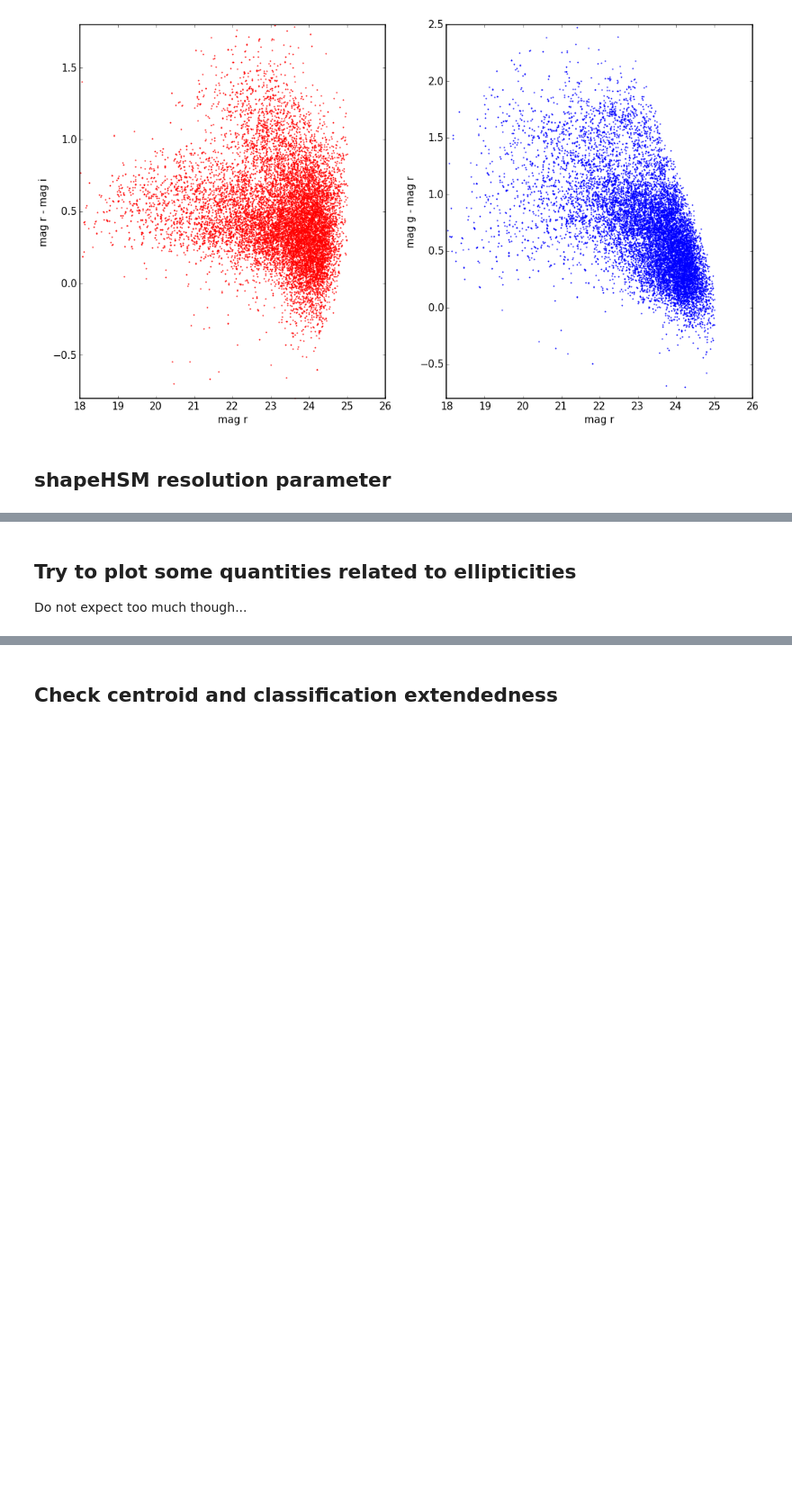
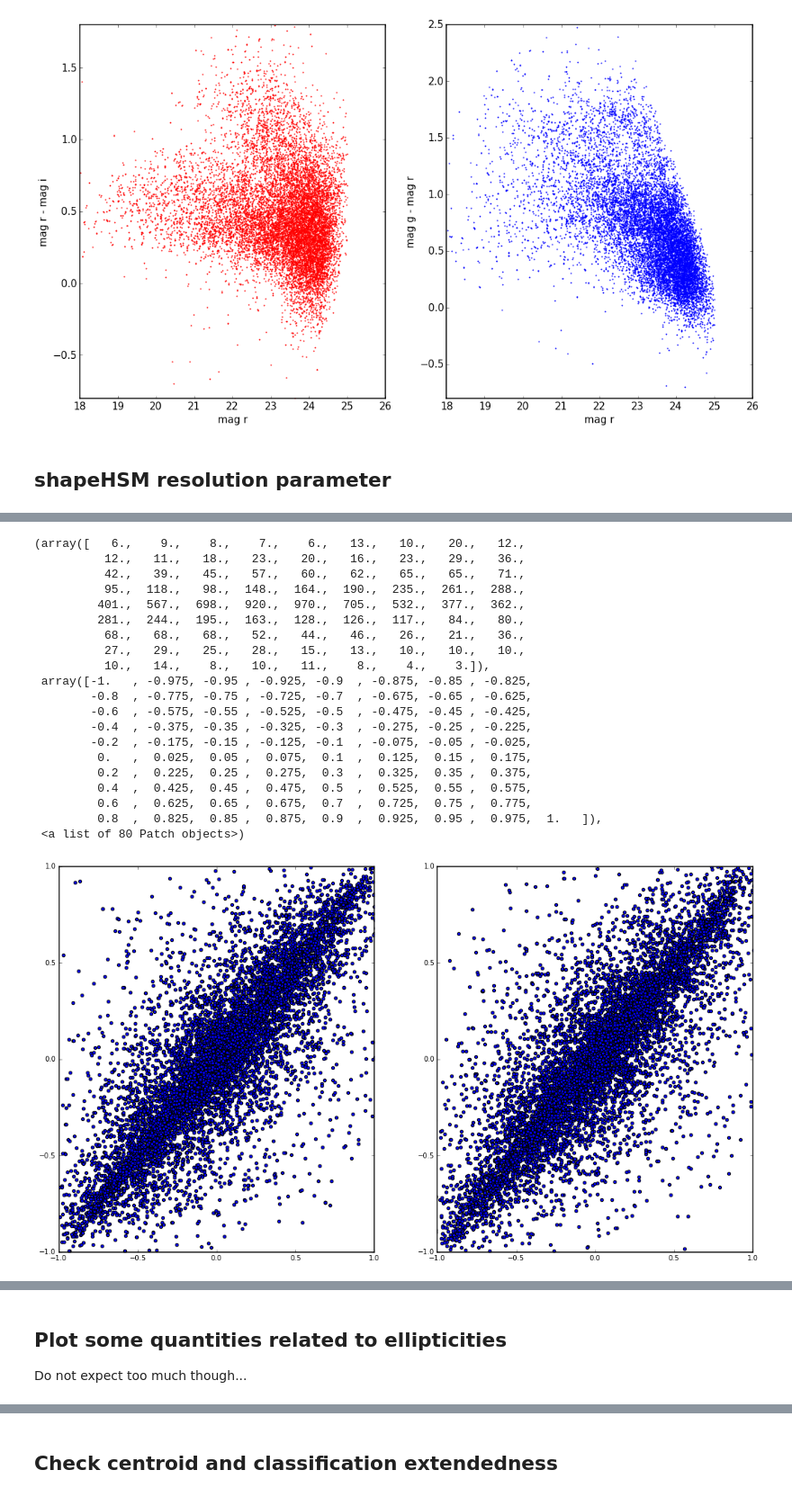
Before and after one commit to lsst-france/LSST_notebooks, a Jupyter notebook: cluster_CL0016.ipynb, the cells around one changed output, grey strips where cells are left out. Shown at 90% size. Drawn from its saved outputs; the diff is of its cells as text; code cells hidden in the pictures; blank space fills up the shorter version.

```diff
--- a/cluster_CL0016.ipynb
+++ b/cluster_CL0016.ipynb
@@ -221,7 +229,14 @@ mask3[indx5] = True
 mask4 = ~(mask1*mask2) * mask3
 
 indx6 = np.where(mask4)
-indx7 = np.where((mask4) & (np.asarray(res)>0.43))
+indx7 = np.where((mask4) & (np.asarray(res_i)>0.4) & (np.fabs(np.asarray(e1I))<1) & (np.fabs(np.asarray(e2I))<1))
+
+de1 = np.fabs(np.asarray(e1R)-np.asarray(e1I))
+de2 = np.fabs(np.asarray(e2R)-np.asarray(e2I))
+
+mask5 = np.zeros(gMinusR.shape, dtype='bool')
+mask5[indx7] = True
+indx8 = np.where((mask5) & (de1<0.5) & (de2<0.5))
 
 # red dots correspond to galaxies associated to the cluster
 fig, (ax1, ax2) = plt.subplots(ncols=2, figsize=(18, 10))
@@ -299,0 +315,45 @@ ax0.hist(np.asarray(res)[indx6], bins=80)
+# %%
+%matplotlib inline
+import matplotlib
+import matplotlib.pylab as plt
+import numpy as np
+
+font = {'family' : 'serif',
+        'color'  : 'darkred',
+        'weight' : 'bold',
+        'size'   : 25,
+        }
+
+plt.rcParams['axes.linewidth'] = 1.5 #set the value globally
+
+fig, (ax0, ax1) = plt.subplots(ncols=2, figsize=(18, 10))
+ax0.scatter(np.asarray(e1R)[indx7], np.asarray(e1I)[indx7])
+ax1.scatter(np.asarray(e2R)[indx7], np.asarray(e2I)[indx7])
+ax0.axis([-1, 1, -1, 1])
+ax1.axis([-1, 1, -1, 1])
+
+fig, (ax0, ax1) = plt.subplots(ncols=2, figsize=(18, 10))
+ax0.hist(np.asarray(e1R)[indx7]-np.asarray(e1I)[indx7], bins=80, range=[-1,1])
+ax1.hist(np.asarray(e2R)[indx7]-np.asarray(e2I)[indx7], bins=80, range=[-1,1])
+# %% [output]
+(array([   6.,    9.,    8.,    7.,    6.,   13.,   10.,   20.,   12.,
+          12.,   11.,   18.,   23.,   20.,   16.,   23.,   29.,   36.,
+          42.,   39.,   45.,   57.,   60.,   62.,   65.,   65.,   71.,
+          95.,  118.,   98.,  148.,  164.,  190.,  235.,  261.,  288.,
+         401.,  567.,  698.,  920.,  970.,  705.,  532.,  377.,  362.,
+         281.,  244.,  195.,  163.,  128.,  126.,  117.,   84.,   80.,
+          68.,   68.,   68.,   52.,   44.,   46.,   26.,   21.,   36.,
+          27.,   29.,   25.,   28.,   15.,   13.,   10.,   10.,   10.,
+          10.,   14.,    8.,   10.,   11.,    8.,    4.,    3.]),
+ array([-1.   , -0.975, -0.95 , -0.925, -0.9  , -0.875, -0.85 , -0.825,
+        -0.8  , -0.775, -0.75 , -0.725, -0.7  , -0.675, -0.65 , -0.625,
+        -0.6  , -0.575, -0.55 , -0.525, -0.5  , -0.475, -0.45 , -0.425,
+        -0.4  , -0.375, -0.35 , -0.325, -0.3  , -0.275, -0.25 , -0.225,
+        -0.2  , -0.175, -0.15 , -0.125, -0.1  , -0.075, -0.05 , -0.025,
+         0.   ,  0.025,  0.05 ,  0.075,  0.1  ,  0.125,  0.15 ,  0.175,
+         0.2  ,  0.225,  0.25 ,  0.275,  0.3  ,  0.325,  0.35 ,  0.375,
+         0.4  ,  0.425,  0.45 ,  0.475,  0.5  ,  0.525,  0.55 ,  0.575,
+         0.6  ,  0.625,  0.65 ,  0.675,  0.7  ,  0.725,  0.75 ,  0.775,
+         0.8  ,  0.825,  0.85 ,  0.875,  0.9  ,  0.925,  0.95 ,  0.975,  1.   ]),
+ <a list of 80 Patch objects>)
+[figure, added]
@@ -300,5 +361,5 @@ ax0.hist(np.asarray(res)[indx6], bins=80)
 # %% [markdown]
-## Try to plot some quantities related to ellipticities
+## Plot some quantities related to ellipticities
 
 Do not expect too much though...
 # %%
```
Also changed, not shown: parts of 11 cells of this notebook.
